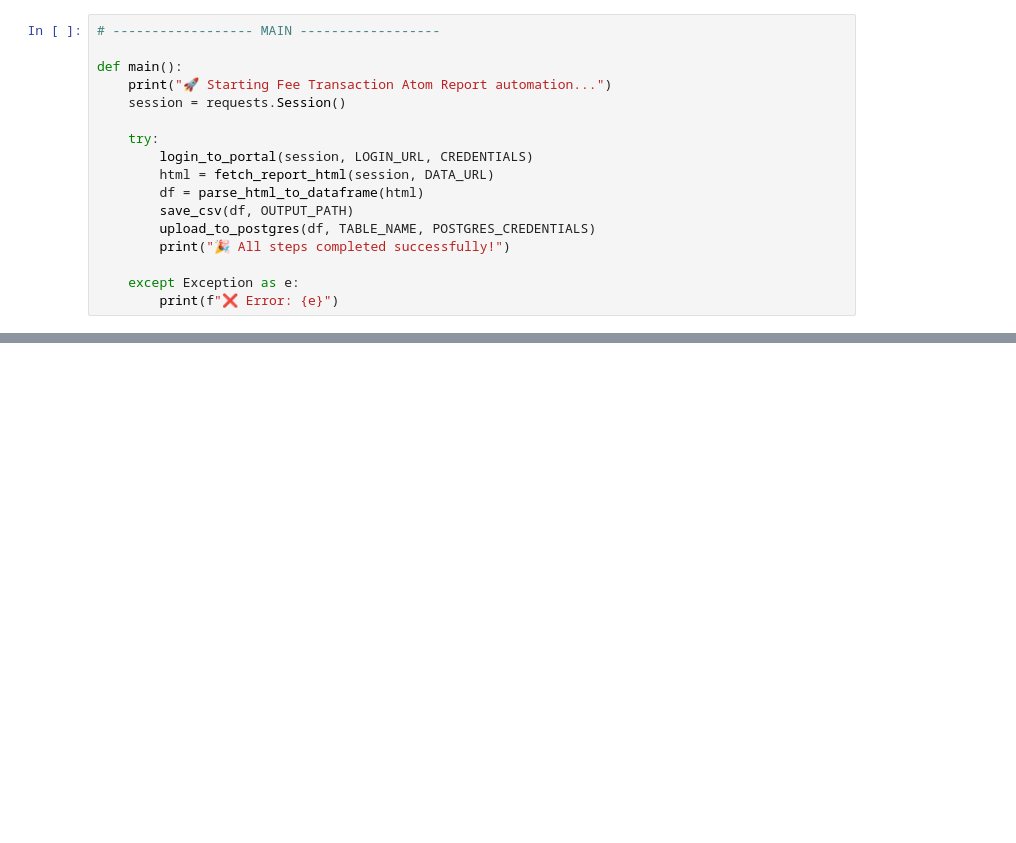
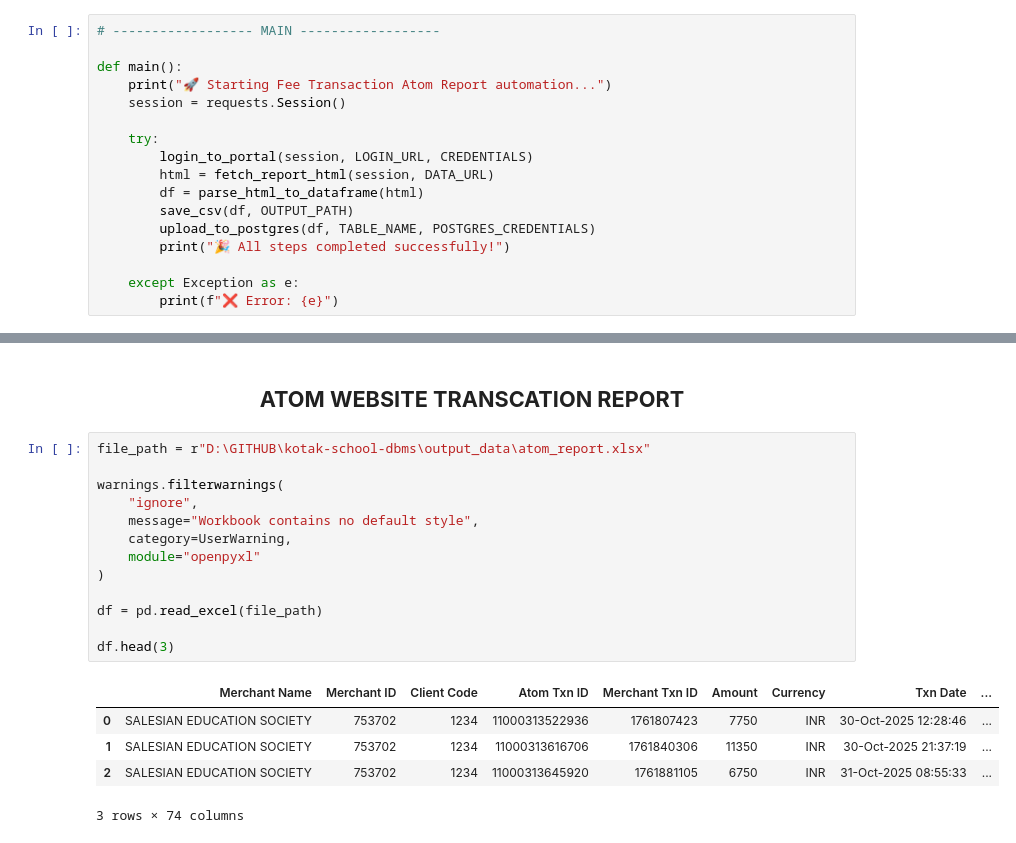
Before and after one commit to harikiranadangi/kotak-salesian-school-dbms, a Jupyter notebook: source_code/KOTAK_DB.ipynb, the cells around one changed output, grey strips where cells are left out. Drawn from its saved outputs; the diff is of its cells as text; blank space fills up the shorter version.

```diff
--- a/source_code/KOTAK_DB.ipynb
+++ b/source_code/KOTAK_DB.ipynb
@@ -2371,0 +2169,21 @@ if __name__ == "__main__":
+# %% [markdown]
+<h2 align="center"><b>ATOM WEBSITE TRANSCATION REPORT</b></h2>
+# %%
+file_path = r"D:\GITHUB\kotak-school-dbms\output_data\atom_report.xlsx"
+
+warnings.filterwarnings(
+    "ignore",
+    message="Workbook contains no default style",
+    category=UserWarning,
+    module="openpyxl"
+)
+
+df = pd.read_excel(file_path)
+
+df.head(3)
+# %% [output]
+|  | Merchant Name | Merchant ID | Client Code | Atom Txn ID | Merchant Txn ID | Amount | Currency | Txn Date | ... |
+| 0 | SALESIAN EDUCATION SOCIETY | 753702 | 1234 | 11000313522936 | 1761807423 | 7750 | INR | 30-Oct-2025 12:28:46 | ... |
+| 1 | SALESIAN EDUCATION SOCIETY | 753702 | 1234 | 11000313616706 | 1761840306 | 11350 | INR | 30-Oct-2025 21:37:19 | ... |
+| 2 | SALESIAN EDUCATION SOCIETY | 753702 | 1234 | 11000313645920 | 1761881105 | 6750 | INR | 31-Oct-2025 08:55:33 | ... |
+3 rows × 74 columns
```
Also changed, not shown: parts of 47 cells of this notebook, 8 other files.
